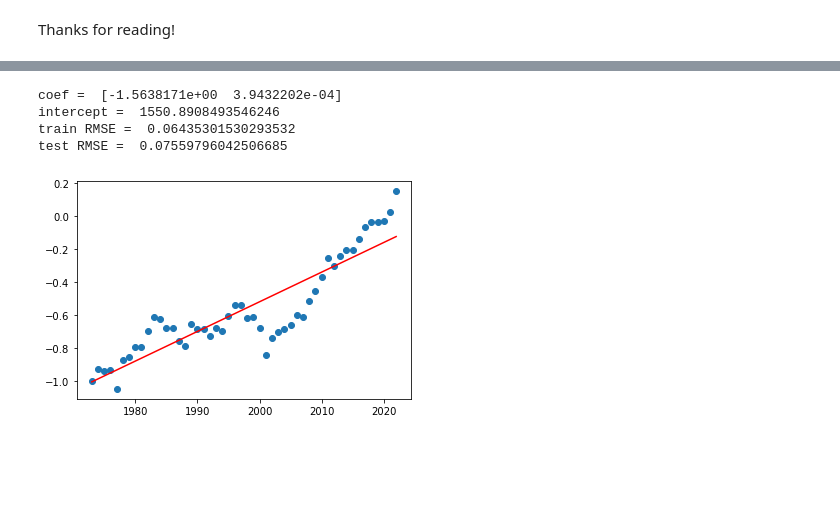
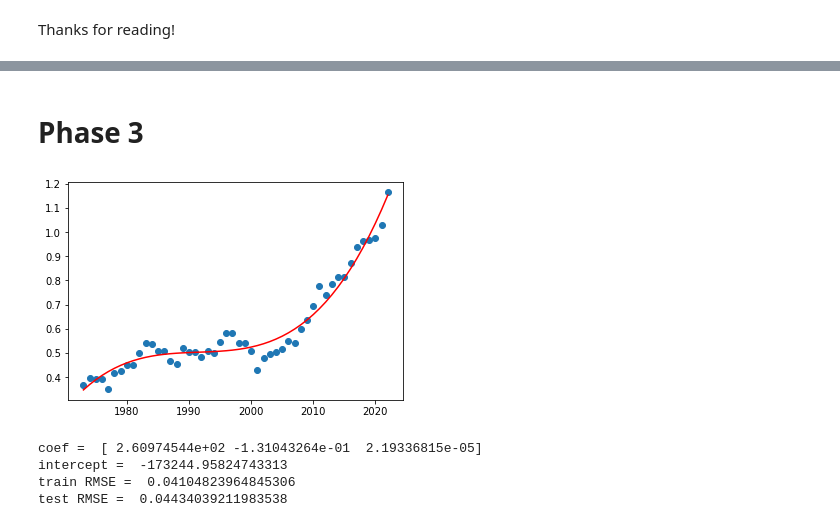
Before and after one commit to akkij26/info_2950, a Jupyter notebook: Phase_2_final.ipynb, the cells around one changed output, grey strips where cells are left out. Cells and saved outputs as stored; diff of their text form; code cells hidden in the pictures; blank space fills up the shorter version.

```diff
--- a/Phase_2_final.ipynb
+++ b/Phase_2_final.ipynb
@@ -387,27 +370,33 @@ plt.show()
-# %%
-X_train, X_test, y_train, y_test = train_test_split(x1, y, test_size = 0.3, random_state=2022)
-model_train = LinearRegression().fit(X_train, y_train)
-predictions_train = model_train.predict(X_train)
-predictions_test = model_train.predict(X_test)
-
-mse_train = mean_squared_error(y_train, predictions_train)
-mse_test = mean_squared_error(y_test, predictions_test)
-
-print('\ncoef = ', model.coef_, '\nintercept = ', model.intercept_, '\ntrain RMSE = ', np.sqrt(mse_train),\
-        '\ntest RMSE = ', np.sqrt(mse_test))
-# %% [output]
-coef =  [-1.5638171e+00  3.9432202e-04]
-intercept =  1550.8908493546246
-train RMSE =  0.06435301530293532
-test RMSE =  0.07559796042506685
-# %%
-new_y = np.log(y)
-annual_df['new_vals'] = new_y
-lin_model = LinearRegression().fit(annual_df[['year']], annual_df['new_vals'])
-predictions = lin_model.predict(annual_df[['year']])
-
-plt.scatter(x, new_y)
-plt.plot(x, predictions, c="red")
-plt.show()
-# %% [output]
-[figure, removed]
+# %% [markdown]
+# Phase 3
+# %%
+x = pd.array(annual_df['year'])
+y = pd.array(annual_df['Total Renewable Energy Production'])
+
+poly = PolynomialFeatures(degree=3, include_bias=False)
+x1 = poly.fit_transform(x.reshape(-1,1))
+
+model = LinearRegression().fit(x1, y)
+y_predicted = model.predict(x1)
+
+plt.scatter(x, y)
+plt.plot(x, y_predicted, c="red")
+plt.show()
+# %% [output]
+[figure, added]
+# %%
+X_train, X_test, y_train, y_test = train_test_split(x1, y, test_size = 0.3, random_state=2022)
+model_train = LinearRegression().fit(X_train, y_train)
+predictions_train = model_train.predict(X_train)
+predictions_test = model_train.predict(X_test)
+
+mse_train = mean_squared_error(y_train, predictions_train)
+mse_test = mean_squared_error(y_test, predictions_test)
+
+print('\ncoef = ', model.coef_, '\nintercept = ', model.intercept_, '\ntrain RMSE = ', np.sqrt(mse_train),\
+        '\ntest RMSE = ', np.sqrt(mse_test))
+# %% [output]
+coef =  [ 2.60974544e+02 -1.31043264e-01  2.19336815e-05]
+intercept =  -173244.95824743313
+train RMSE =  0.04104823964845306
+test RMSE =  0.04434039211983538
```
Also changed, not shown: parts of 4 cells of this notebook.
